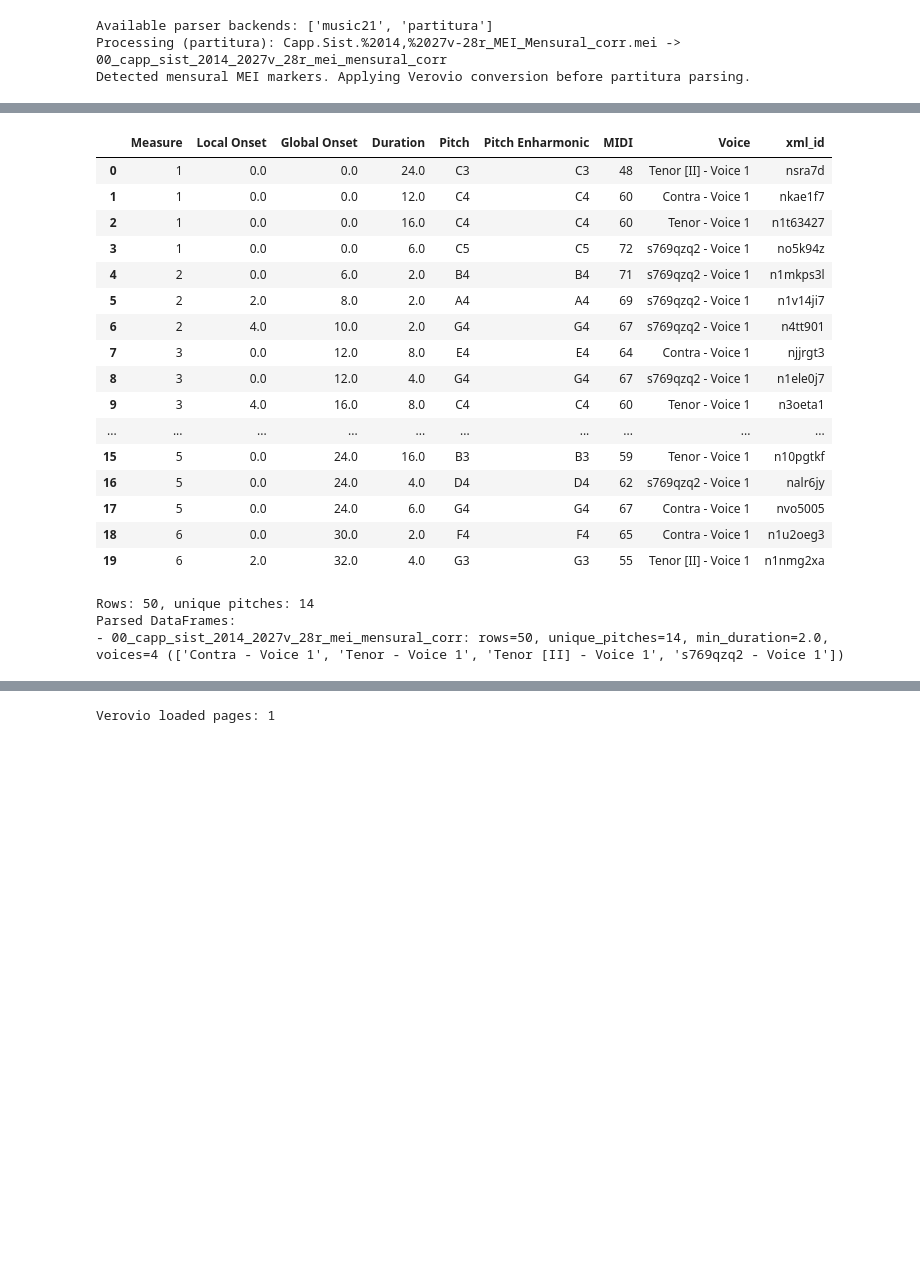
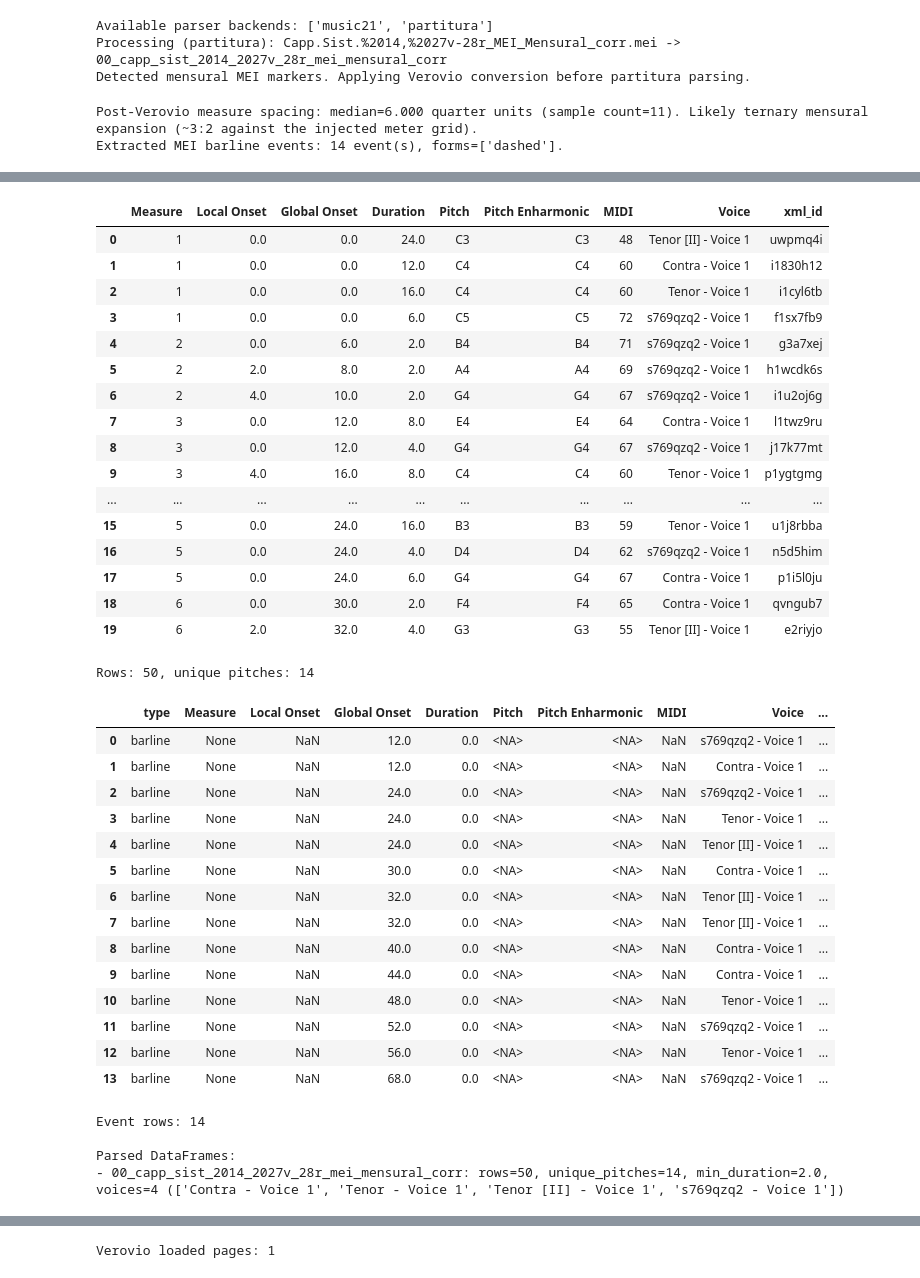
Before and after one commit to egorpol/camat_v2, a Jupyter notebook: testing_parser_mensural.ipynb, the cells around one changed output, grey strips where cells are left out. Cells and saved outputs as stored; diff of their text form; code cells hidden in the pictures; blank space fills up the shorter version.

```diff
--- a/testing_parser_mensural.ipynb
+++ b/testing_parser_mensural.ipynb
@@ -19,7 +19,7 @@ ADJUST_FRACTIONAL_DURATION = True    # rounds Duration, Local Onset, and Global
 PARSE_ENHARMONIC = True              # add 'Pitch Enharmonic' column grounded in source notation
 
 PLOTTING_BACKEND = 'bokeh'           # 'plt' | 'bokeh' | 'none'
-SHOW_MEASURE_LINES = True            # draw vertical measure lines at measure starts
+SHOW_MEASURE_LINES = False            # draw vertical measure lines at measure starts
 MEASURE_LINE_COLOR = 'black'         # color for measure lines
 SHOW_HOVER = True                    # enable hover tool (Bokeh only)
 HOVER_FIELDS = [
@@ -27,7 +27,8 @@ HOVER_FIELDS = [
     'pitch', 'pitch_enharmonic', 'midi', 'voice', 'xml_id'
 ]
 
-DISPLAY_PREVIEW = True               # show a preview of the parsed dataframe
+DISPLAY_PREVIEW_DF_PITCH = True      # show preview for parsed pitch dataframe
+DISPLAY_PREVIEW_DF_EVENTS = True     # show preview for parsed event dataframe
 PREVIEW_ROWS = 20                    # number of rows to show in preview
 CLEANUP_REMOTE = True                # if source is a URL, delete temp file after parsing
 RETURN_PLOTS = False                 # include plot objects in results under 'plot'
@@ -47,7 +48,7 @@ INCLUDE_XML_IDS = True               # for MEI, include xml:id as 'xml_id'
 
 # Mensural / MEI handling (partitura backend)
 NORMALIZE_MENSURAL_DURATIONS = True      # mensural MEI only: rewrite dur tokens (e.g. semibrevis)
-INJECT_MISSING_METER_SIGNATURE = True    # mensural MEI only: inject default meter when missing
+INJECT_MISSING_METER_SIGNATURE = False    # mensural MEI only: inject default meter when missing
 DEFAULT_METER_COUNT = 4                  # used for injected meter numerator
 DEFAULT_METER_UNIT = 4                   # used for injected meter denominator
 TRY_VEROVIO_MEI_CONVERSION = True        # retry unsupported MEI structures via Verovio conversion
@@ -55,6 +56,7 @@ PREFER_VEROVIO_FOR_MENSURAL = True       # run Verovio first when mensural marke
 VEROVIO_MENSURAL_TO_CMN = True           # ask Verovio to convert mensural notation to CMN-compatible MEI
 VEROVIO_DURATION_EQUIVALENCE = None      # optional float (e.g. 2.0) to scale durations during conversion
 VEROVIO_MENSURAL_SCORE_UP = False        # enable Verovio mensural score-up rendering behavior
+PLOT_PARSED_BARLINES_WITH_VOICE_COLORING = True  # overlay parsed MEI barlines using voice-matched colors
 ALLOW_MUSIC21_FALLBACK = False           # strict partitura flow when False; no music21 fallback
 
 # List of file sources (URLs or local paths)
@@ -84,56 +86,77 @@ results, dfs_by_name, df_processed = parse_files(
     measure_line_color=MEASURE_LINE_COLOR,
     show_hover=SHOW_HOVER,
     hover_fields=HOVER_FIELDS,
-    display_preview=DISPLAY_PREVIEW,
+    display_preview_df_pitch=DISPLAY_PREVIEW_DF_PITCH,
+    display_preview_df_events=DISPLAY_PREVIEW_DF_EVENTS,
     preview_rows=PREVIEW_ROWS,
     cleanup_remote=CLEANUP_REMOTE,
     return_plots=RETURN_PLOTS,
     plot_width=PLOT_SIZE_X,
     plot_height=PLOT_SIZE_Y,
     zoom_drag_dim=ZOOM_DRAG_DIM,
     zoom_wheel_dim=ZOOM_WHEEL_DIM,
     show_progress=SHOW_PROGRESS,
     progress_desc=PROGRESS_DESC,
     strip_ties=STRIP_TIES,
     align_accident_schema=ALIGN_ACCIDENT_SCHEMA,
     colorize_voices=COLORIZE_VOICES,
     palette=PALETTE,
     include_xml_ids=INCLUDE_XML_IDS,
     normalize_mensural_durations=NORMALIZE_MENSURAL_DURATIONS,
     inject_missing_meter_signature=INJECT_MISSING_METER_SIGNATURE,
     default_meter_count=DEFAULT_METER_COUNT,
     default_meter_unit=DEFAULT_METER_UNIT,
     try_verovio_mei_conversion=TRY_VEROVIO_MEI_CONVERSION,
     prefer_verovio_for_mensural=PREFER_VEROVIO_FOR_MENSURAL,
     verovio_mensural_to_cmn=VEROVIO_MENSURAL_TO_CMN,
     verovio_duration_equivalence=VEROVIO_DURATION_EQUIVALENCE,
     verovio_mensural_score_up=VEROVIO_MENSURAL_SCORE_UP,
+    plot_parsed_barlines_with_voice_coloring=PLOT_PARSED_BARLINES_WITH_VOICE_COLORING,
     allow_music21_fallback=ALLOW_MUSIC21_FALLBACK,
 )
 # %% [output]
 Available parser backends: ['music21', 'partitura']
 Processing (partitura): Capp.Sist.%2014,%2027v-28r_MEI_Mensural_corr.mei -> 00_capp_sist_2014_2027v_28r_mei_mensural_corr
 Detected mensural MEI markers. Applying Verovio conversion before partitura parsing.
+Post-Verovio measure spacing: median=6.000 quarter units (sample count=11). Likely ternary mensural expansion (~3:2 against the injected meter grid).
+Extracted MEI barline events: 14 event(s), forms=['dashed'].
 [interactive output not drawn]
 [interactive output not drawn]
 [interactive output not drawn]
 |  | Measure | Local Onset | Global Onset | Duration | Pitch | Pitch Enharmonic | MIDI | Voice | xml_id |
-| 0 | 1 | 0.0 | 0.0 | 24.0 | C3 | C3 | 48 | Tenor [II] - Voice 1 | nsra7d |
-| 1 | 1 | 0.0 | 0.0 | 12.0 | C4 | C4 | 60 | Contra - Voice 1 | nkae1f7 |
-| 2 | 1 | 0.0 | 0.0 | 16.0 | C4 | C4 | 60 | Tenor - Voice 1 | n1t63427 |
-| 3 | 1 | 0.0 | 0.0 | 6.0 | C5 | C5 | 72 | s769qzq2 - Voice 1 | no5k94z |
-| 4 | 2 | 0.0 | 6.0 | 2.0 | B4 | B4 | 71 | s769qzq2 - Voice 1 | n1mkps3l |
-| 5 | 2 | 2.0 | 8.0 | 2.0 | A4 | A4 | 69 | s769qzq2 - Voice 1 | n1v14ji7 |
-| 6 | 2 | 4.0 | 10.0 | 2.0 | G4 | G4 | 67 | s769qzq2 - Voice 1 | n4tt901 |
-| 7 | 3 | 0.0 | 12.0 | 8.0 | E4 | E4 | 64 | Contra - Voice 1 | njjrgt3 |
-| 8 | 3 | 0.0 | 12.0 | 4.0 | G4 | G4 | 67 | s769qzq2 - Voice 1 | n1ele0j7 |
-| 9 | 3 | 4.0 | 16.0 | 8.0 | C4 | C4 | 60 | Tenor - Voice 1 | n3oeta1 |
+| 0 | 1 | 0.0 | 0.0 | 24.0 | C3 | C3 | 48 | Tenor [II] - Voice 1 | uwpmq4i |
+| 1 | 1 | 0.0 | 0.0 | 12.0 | C4 | C4 | 60 | Contra - Voice 1 | i1830h12 |
+| 2 | 1 | 0.0 | 0.0 | 16.0 | C4 | C4 | 60 | Tenor - Voice 1 | i1cyl6tb |
+| 3 | 1 | 0.0 | 0.0 | 6.0 | C5 | C5 | 72 | s769qzq2 - Voice 1 | f1sx7fb9 |
+| 4 | 2 | 0.0 | 6.0 | 2.0 | B4 | B4 | 71 | s769qzq2 - Voice 1 | g3a7xej |
+| 5 | 2 | 2.0 | 8.0 | 2.0 | A4 | A4 | 69 | s769qzq2 - Voice 1 | h1wcdk6s |
+| 6 | 2 | 4.0 | 10.0 | 2.0 | G4 | G4 | 67 | s769qzq2 - Voice 1 | i1u2oj6g |
+| 7 | 3 | 0.0 | 12.0 | 8.0 | E4 | E4 | 64 | Contra - Voice 1 | l1twz9ru |
+| 8 | 3 | 0.0 | 12.0 | 4.0 | G4 | G4 | 67 | s769qzq2 - Voice 1 | j17k77mt |
+| 9 | 3 | 4.0 | 16.0 | 8.0 | C4 | C4 | 60 | Tenor - Voice 1 | p1ygtgmg |
 | ... | ... | ... | ... | ... | ... | ... | ... | ... | ... |
-| 15 | 5 | 0.0 | 24.0 | 16.0 | B3 | B3 | 59 | Tenor - Voice 1 | n10pgtkf |
-| 16 | 5 | 0.0 | 24.0 | 4.0 | D4 | D4 | 62 | s769qzq2 - Voice 1 | nalr6jy |
-| 17 | 5 | 0.0 | 24.0 | 6.0 | G4 | G4 | 67 | Contra - Voice 1 | nvo5005 |
-| 18 | 6 | 0.0 | 30.0 | 2.0 | F4 | F4 | 65 | Contra - Voice 1 | n1u2oeg3 |
-| 19 | 6 | 2.0 | 32.0 | 4.0 | G3 | G3 | 55 | Tenor [II] - Voice 1 | n1nmg2xa |
+| 15 | 5 | 0.0 | 24.0 | 16.0 | B3 | B3 | 59 | Tenor - Voice 1 | u1j8rbba |
+| 16 | 5 | 0.0 | 24.0 | 4.0 | D4 | D4 | 62 | s769qzq2 - Voice 1 | n5d5him |
+| 17 | 5 | 0.0 | 24.0 | 6.0 | G4 | G4 | 67 | Contra - Voice 1 | p1i5l0ju |
+| 18 | 6 | 0.0 | 30.0 | 2.0 | F4 | F4 | 65 | Contra - Voice 1 | qvngub7 |
+| 19 | 6 | 2.0 | 32.0 | 4.0 | G3 | G3 | 55 | Tenor [II] - Voice 1 | e2riyjo |
-Rows: 50, unique pitches: 14
-Parsed DataFrames:
-- 00_capp_sist_2014_2027v_28r_mei_mensural_corr: rows=50, unique_pitches=14, min_duration=2.0, voices=4 (['Contra - Voice 1', 'Tenor - Voice 1', 'Tenor [II] - Voice 1', 's769qzq2 - Voice 1'])
+Rows: 50, unique pitches: 14
+|  | type | Measure | Local Onset | Global Onset | Duration | Pitch | Pitch Enharmonic | MIDI | Voice | ... |
+| 0 | barline | None | NaN | 12.0 | 0.0 | <NA> | <NA> | NaN | s769qzq2 - Voice 1 | ... |
+| 1 | barline | None | NaN | 12.0 | 0.0 | <NA> | <NA> | NaN | Contra - Voice 1 | ... |
+| 2 | barline | None | NaN | 24.0 | 0.0 | <NA> | <NA> | NaN | s769qzq2 - Voice 1 | ... |
+| 3 | barline | None | NaN | 24.0 | 0.0 | <NA> | <NA> | NaN | Tenor - Voice 1 | ... |
+| 4 | barline | None | NaN | 24.0 | 0.0 | <NA> | <NA> | NaN | Tenor [II] - Voice 1 | ... |
+| 5 | barline | None | NaN | 30.0 | 0.0 | <NA> | <NA> | NaN | Contra - Voice 1 | ... |
+| 6 | barline | None | NaN | 32.0 | 0.0 | <NA> | <NA> | NaN | Tenor [II] - Voice 1 | ... |
+| 7 | barline | None | NaN | 32.0 | 0.0 | <NA> | <NA> | NaN | Tenor [II] - Voice 1 | ... |
+| 8 | barline | None | NaN | 40.0 | 0.0 | <NA> | <NA> | NaN | Contra - Voice 1 | ... |
+| 9 | barline | None | NaN | 44.0 | 0.0 | <NA> | <NA> | NaN | Contra - Voice 1 | ... |
+| 10 | barline | None | NaN | 48.0 | 0.0 | <NA> | <NA> | NaN | Tenor - Voice 1 | ... |
+| 11 | barline | None | NaN | 52.0 | 0.0 | <NA> | <NA> | NaN | s769qzq2 - Voice 1 | ... |
+| 12 | barline | None | NaN | 56.0 | 0.0 | <NA> | <NA> | NaN | Tenor - Voice 1 | ... |
+| 13 | barline | None | NaN | 68.0 | 0.0 | <NA> | <NA> | NaN | s769qzq2 - Voice 1 | ... |
+Event rows: 14
+
+Parsed DataFrames:
+- 00_capp_sist_2014_2027v_28r_mei_mensural_corr: rows=50, unique_pitches=14, min_duration=2.0, voices=4 (['Contra - Voice 1', 'Tenor - Voice 1', 'Tenor [II] - Voice 1', 's769qzq2 - Voice 1'])
```
Also changed, not shown: parts of 3 cells of this notebook, 7 other files.
